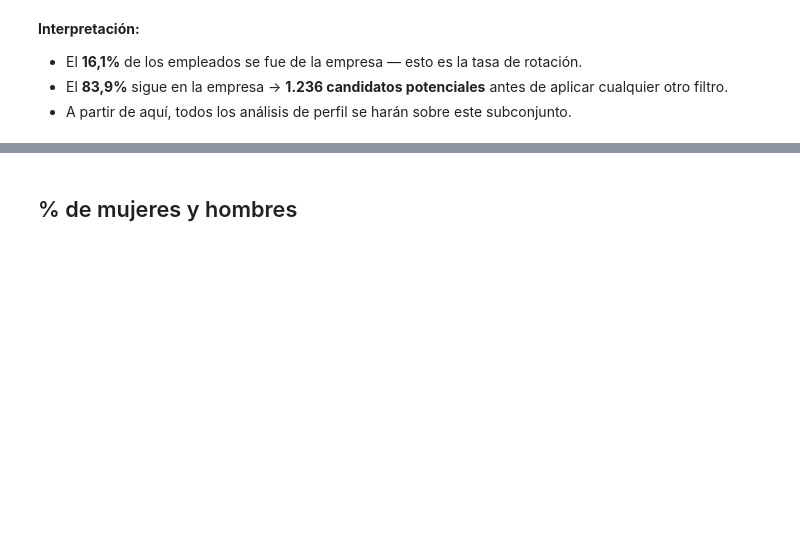
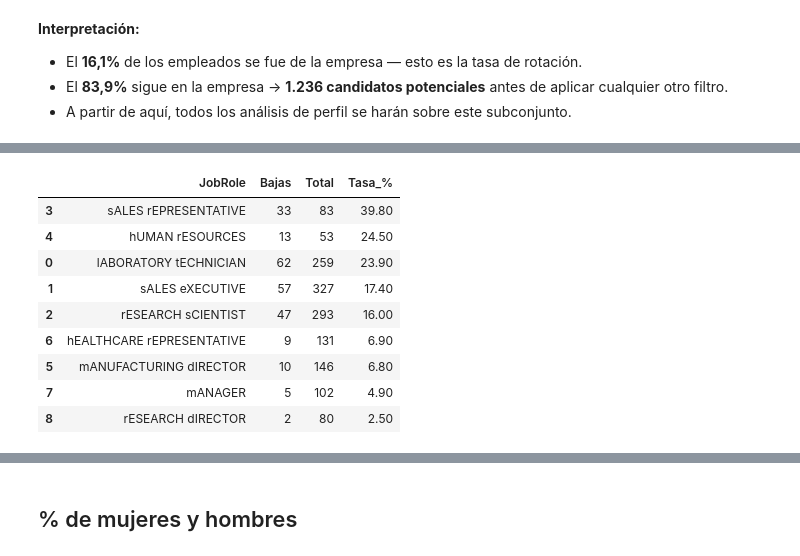
Before and after one commit to aliciagonzalezgoz/project-da-promo-69-modulo-3-team-2, a Jupyter notebook: Fase1.ipynb, the cells around one changed output, grey strips where cells are left out. Drawn from its saved outputs; the diff is of its cells as text; code cells hidden in the pictures; blank space fills up the shorter version.

```diff
--- a/Fase1.ipynb
+++ b/Fase1.ipynb
@@ -191,0 +230,26 @@ Candidatos potenciales al curso:      1236
+# %%
+#para calcular la tasa de rotación por puesto, necesitamos el número de empleados que se fueron por cada puesto (absolutos) y el número total de empleados por cada puesto (total).
+absolutos = df[df["Attrition"] == "Yes"]["JobRole"].value_counts().reset_index()
+absolutos.columns = ["JobRole", "Bajas"]
+
+# Total de empleados por puesto
+total = df["JobRole"].value_counts().reset_index()
+total.columns = ["JobRole", "Total"]
+
+# Unir y calcular tasa de rotación
+rotacion = absolutos.merge(total, on="JobRole")
+rotacion["Tasa_%"] = (rotacion["Bajas"] / rotacion["Total"] * 100).round(1)
+rotacion = rotacion.sort_values("Tasa_%", ascending=False)
+
+rotacion
+# %% [output]
+|  | JobRole | Bajas | Total | Tasa_% |
+| 3 | sALES rEPRESENTATIVE | 33 | 83 | 39.80 |
+| 4 | hUMAN rESOURCES | 13 | 53 | 24.50 |
+| 0 | lABORATORY tECHNICIAN | 62 | 259 | 23.90 |
+| 1 | sALES eXECUTIVE | 57 | 327 | 17.40 |
+| 2 | rESEARCH sCIENTIST | 47 | 293 | 16.00 |
+| 6 | hEALTHCARE rEPRESENTATIVE | 9 | 131 | 6.90 |
+| 5 | mANUFACTURING dIRECTOR | 10 | 146 | 6.80 |
+| 7 | mANAGER | 5 | 102 | 4.90 |
+| 8 | rESEARCH dIRECTOR | 2 | 80 | 2.50 |
```
Also changed, not shown: parts of 25 cells of this notebook.
